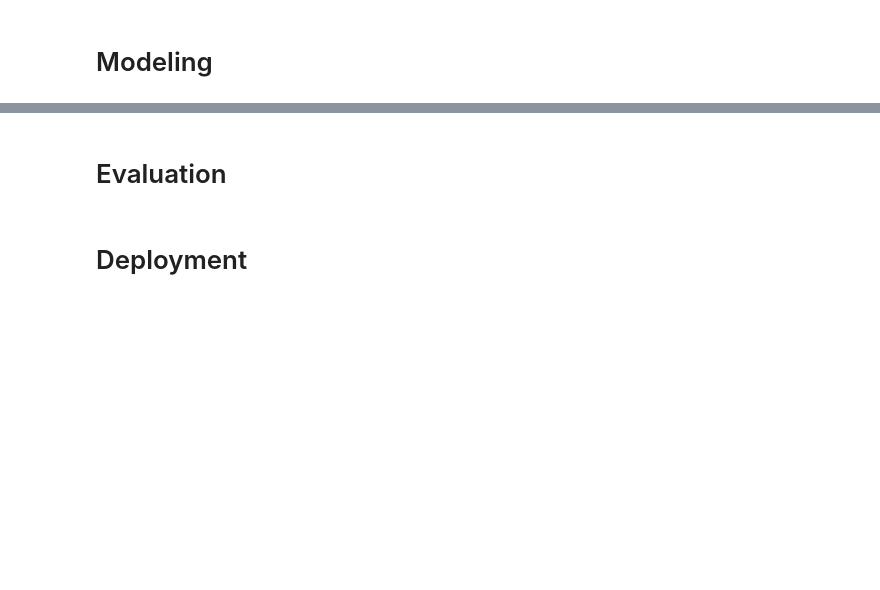
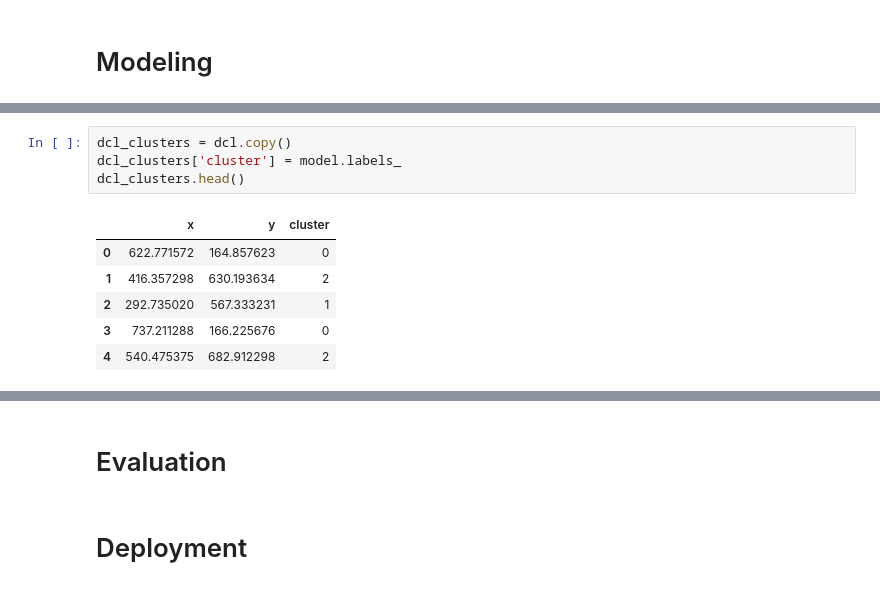
Before and after one commit to WelehoBRUDER/MetropoliaAMK-data-handling, a Jupyter notebook: task-5/main.ipynb, the cells around one changed output, grey strips where cells are left out. Saved outputs shown, nothing was run; the diff lists cells and outputs as text; blank space fills up the shorter version.

```diff
--- a/task-5/main.ipynb
+++ b/task-5/main.ipynb
@@ -53,0 +73,11 @@ The above grid shows a clear divide between customer locations. The central 'voi
+# %%
+dcl_clusters = dcl.copy()
+dcl_clusters['cluster'] = model.labels_
+dcl_clusters.head()
+# %% [output]
+|  | x | y | cluster |
+| 0 | 622.771572 | 164.857623 | 0 |
+| 1 | 416.357298 | 630.193634 | 2 |
+| 2 | 292.735020 | 567.333231 | 1 |
+| 3 | 737.211288 | 166.225676 | 0 |
+| 4 | 540.475375 | 682.912298 | 2 |
```
Also changed, not shown: parts of 3 cells of this notebook.
